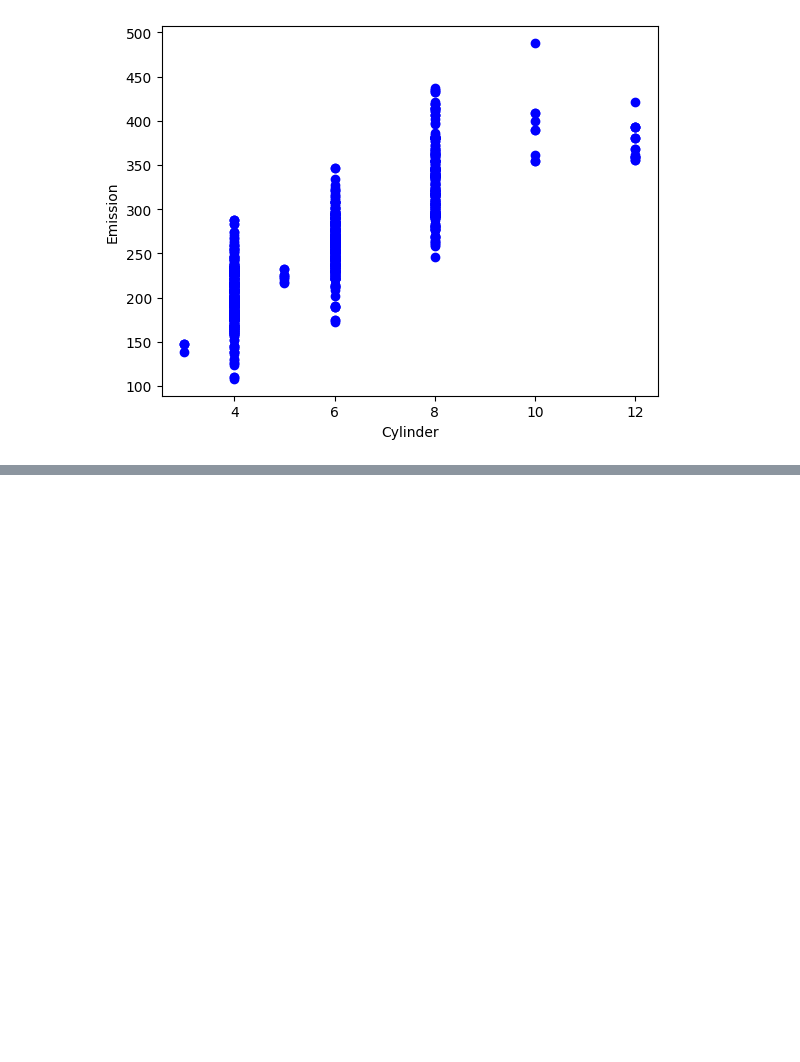
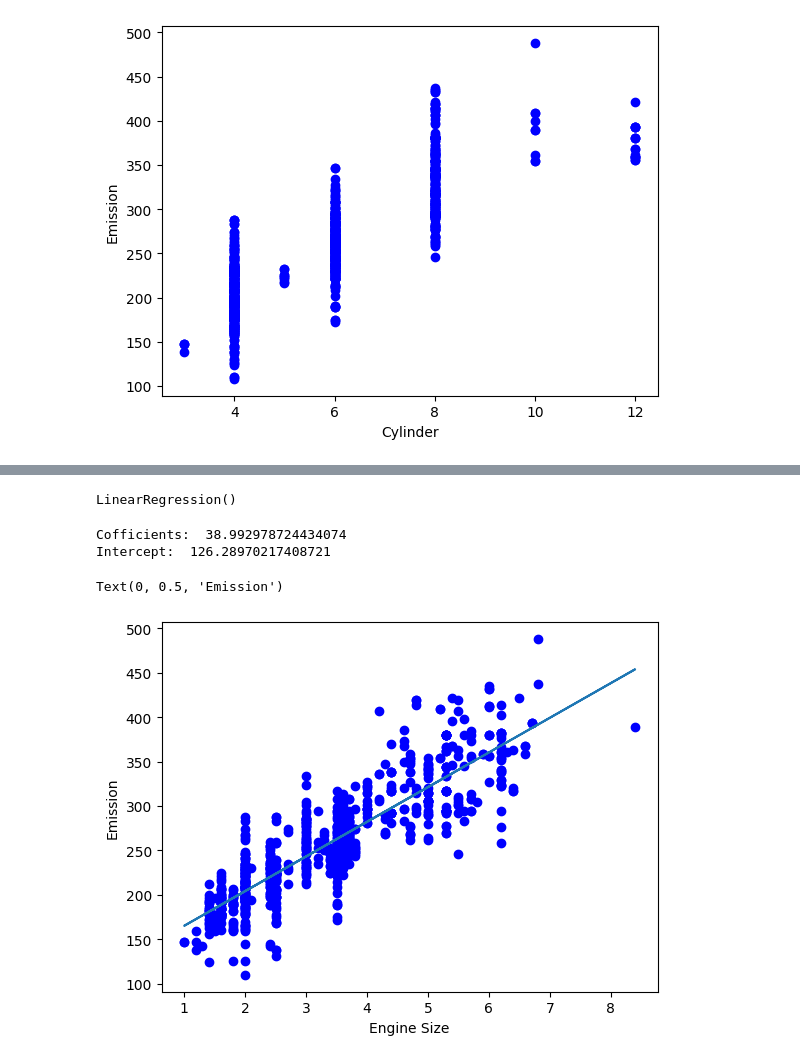
Before and after one commit to dipak1920basnet/Regression, a Jupyter notebook: simplelinear.ipynb, the cells around one changed output, grey strips where cells are left out. Cells and saved outputs as stored; diff of their text form; code cells hidden in the pictures; blank space fills up the shorter version.

Commit message:
model visualization after x_train data and intercept data

```diff
--- a/simplelinear.ipynb
+++ b/simplelinear.ipynb
@@ -160,3 +160,7 @@ plt.pyplot.show()
 # %%
 x = cdf.ENGINESIZE.to_numpy()
 y = cdf.CO2EMISSIONS.to_numpy()
+# %%
+from sklearn.model_selection import train_test_split
+
+X_train,X_test,y_train,y_test = train_test_split(x,y,test_size=0.2,random_state=42)
@@ -162,0 +177,14 @@ y = cdf.CO2EMISSIONS.to_numpy()
+# %%
+from sklearn import linear_model
+
+regressor = linear_model.LinearRegression()
+
+regressor.fit(X_train.reshape(-1,1),y_train)
+# %% [output]
+LinearRegression()
+# %%
+print("Cofficients: ",regressor.coef_[0])
+print("Intercept: ", regressor.intercept_)
+# %% [output]
+Cofficients:  38.992978724434074
+Intercept:  126.28970217408721
@@ -162,0 +197,8 @@ y = cdf.CO2EMISSIONS.to_numpy()
+# %%
+plt.pyplot.scatter(X_train,y_train, color='blue')
+plt.pyplot.plot(X_train, regressor.coef_*X_train+regressor.intercept_)
+plt.pyplot.xlabel("Engine Size")
+plt.pyplot.ylabel("Emission")
+# %% [output]
+Text(0, 0.5, 'Emission')
+[figure, added]
```
Also changed, not shown: parts of 5 cells of this notebook.
